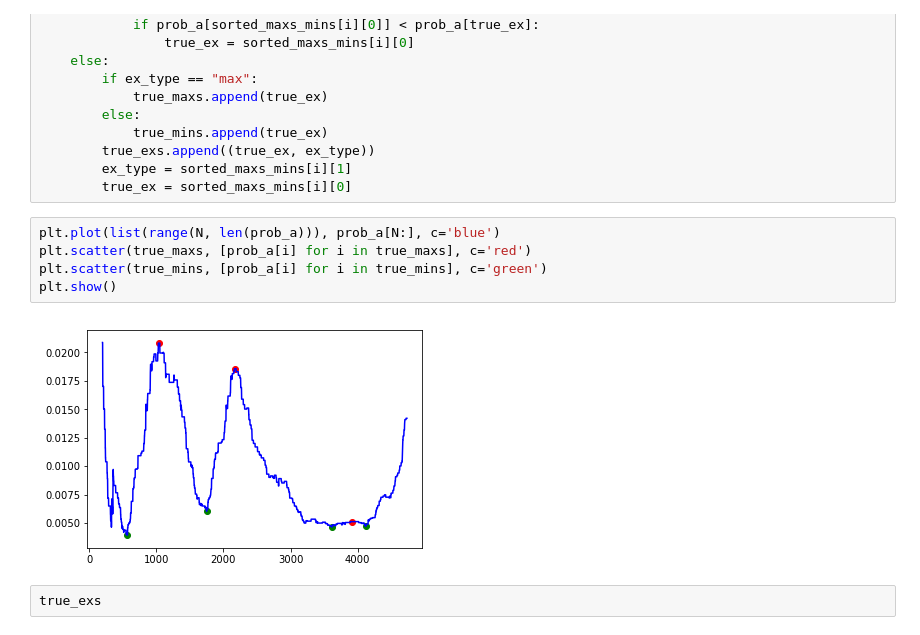
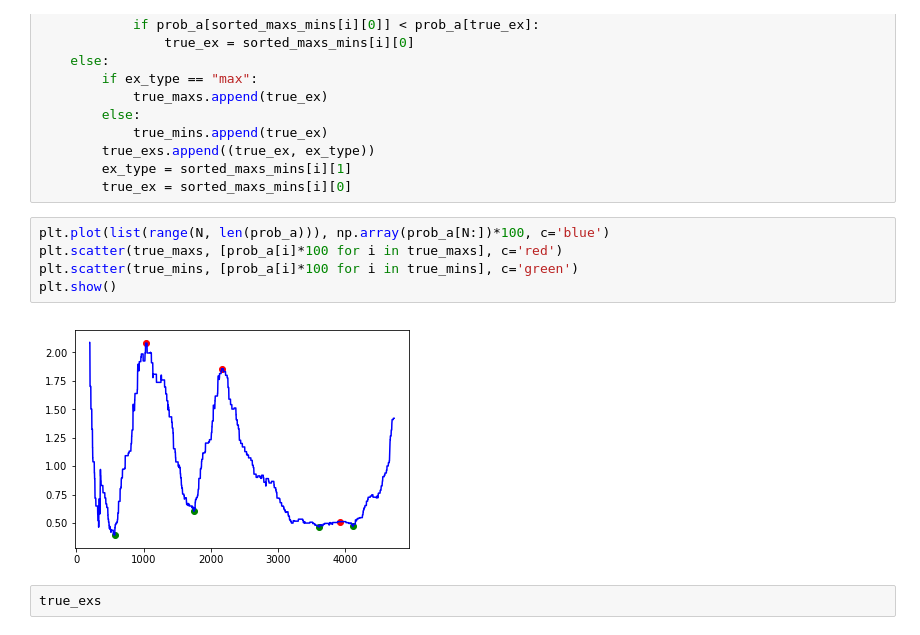
Before and after one commit to BestAwperEver/dna-features, a Jupyter notebook: notebook/dna-exons-recognition.ipynb, the cells around one changed output. Cells and saved outputs as stored; diff of their text form.

```diff
--- a/notebook/dna-exons-recognition.ipynb
+++ b/notebook/dna-exons-recognition.ipynb
@@ -777,12 +777,12 @@ for i in range(1, len(sorted_maxs_mins)):
         ex_type = sorted_maxs_mins[i][1]
         true_ex = sorted_maxs_mins[i][0]
 # %%
-plt.plot(list(range(N, len(prob_a))), prob_a[N:], c='blue')
-plt.scatter(true_maxs, [prob_a[i] for i in true_maxs], c='red')
-plt.scatter(true_mins, [prob_a[i] for i in true_mins], c='green')
+plt.plot(list(range(N, len(prob_a))), np.array(prob_a[N:])*100, c='blue')
+plt.scatter(true_maxs, [prob_a[i]*100 for i in true_maxs], c='red')
+plt.scatter(true_mins, [prob_a[i]*100 for i in true_mins], c='green')
 plt.show()
 # %% [output]
-[figure, old version]
+[figure, new version]
 # %%
 true_exs
 # %% [output]
```
Also changed, not shown: parts of 8 cells of this notebook, 3 other files.
